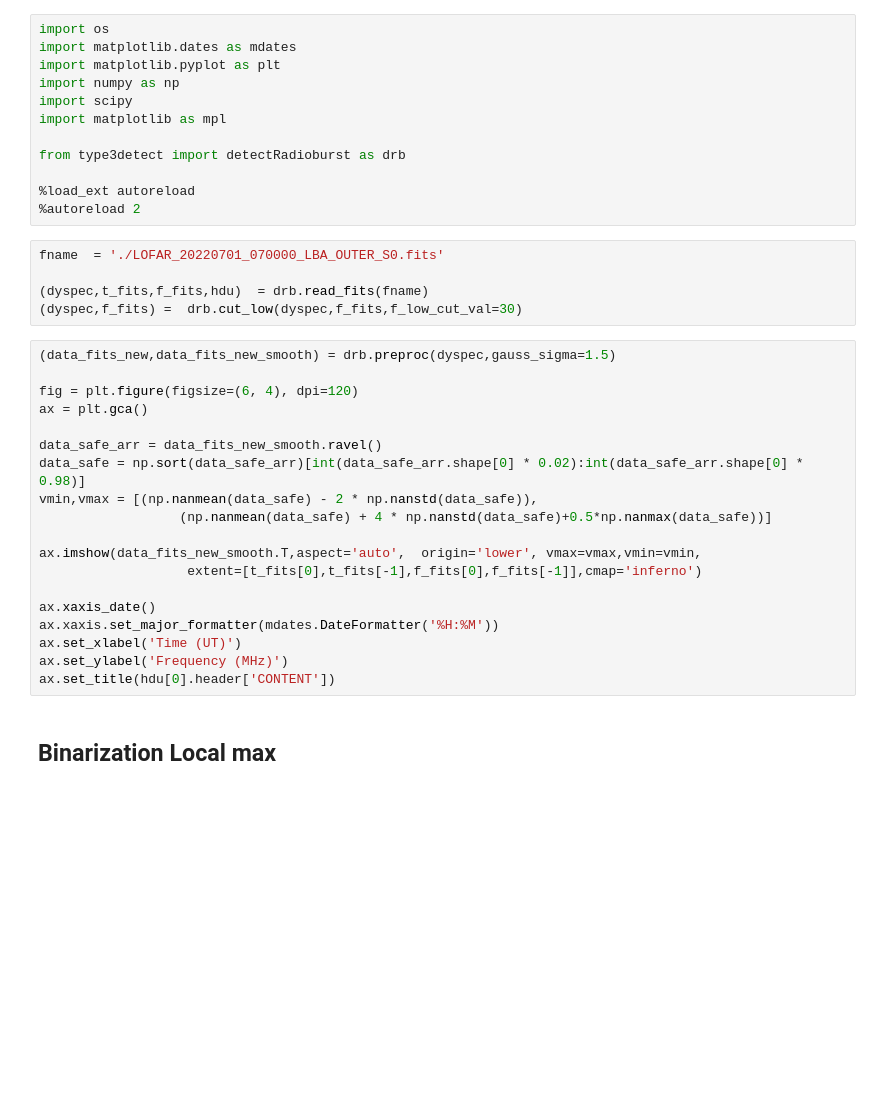
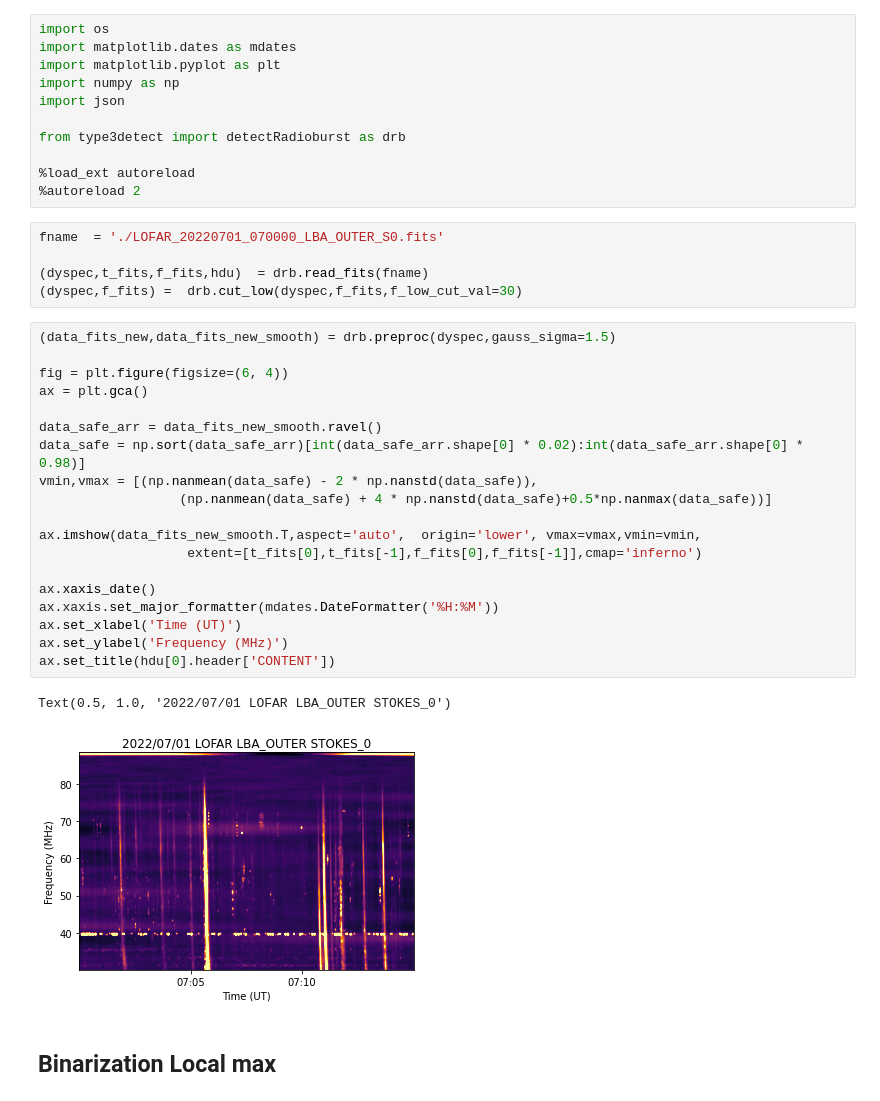
Before and after one commit to peijin94/type3detect, a Jupyter notebook: type3detect_demo.ipynb, the cells around one changed output. Cells and saved outputs as stored; diff of their text form; blank space fills up the shorter version.

```diff
--- a/type3detect_demo.ipynb
+++ b/type3detect_demo.ipynb
@@ -3,8 +3,7 @@ import os
 import matplotlib.dates as mdates
 import matplotlib.pyplot as plt
 import numpy as np
-import scipy
-import matplotlib as mpl
+import json
 
 from type3detect import detectRadioburst as drb
 
@@ -18,22 +17,25 @@ fname  = './LOFAR_20220701_070000_LBA_OUTER_S0.fits'
 # %%
 (data_fits_new,data_fits_new_smooth) = drb.preproc(dyspec,gauss_sigma=1.5)
 
-fig = plt.figure(figsize=(6, 4), dpi=120)
+fig = plt.figure(figsize=(6, 4))
 ax = plt.gca()
 
 data_safe_arr = data_fits_new_smooth.ravel()
 data_safe = np.sort(data_safe_arr)[int(data_safe_arr.shape[0] * 0.02):int(data_safe_arr.shape[0] * 0.98)]
 vmin,vmax = [(np.nanmean(data_safe) - 2 * np.nanstd(data_safe)),
                   (np.nanmean(data_safe) + 4 * np.nanstd(data_safe)+0.5*np.nanmax(data_safe))]
 
 ax.imshow(data_fits_new_smooth.T,aspect='auto',  origin='lower', vmax=vmax,vmin=vmin,
                    extent=[t_fits[0],t_fits[-1],f_fits[0],f_fits[-1]],cmap='inferno')
 
 ax.xaxis_date()
 ax.xaxis.set_major_formatter(mdates.DateFormatter('%H:%M'))
 ax.set_xlabel('Time (UT)')
 ax.set_ylabel('Frequency (MHz)')
 ax.set_title(hdu[0].header['CONTENT'])
+# %% [output]
+Text(0.5, 1.0, '2022/07/01 LOFAR LBA_OUTER STOKES_0')
+[figure, added]
 # %% [markdown]
 ## Binarization Local max
 # %% [markdown]
```
Also changed, not shown: parts of 16 cells of this notebook, 2 other files.
